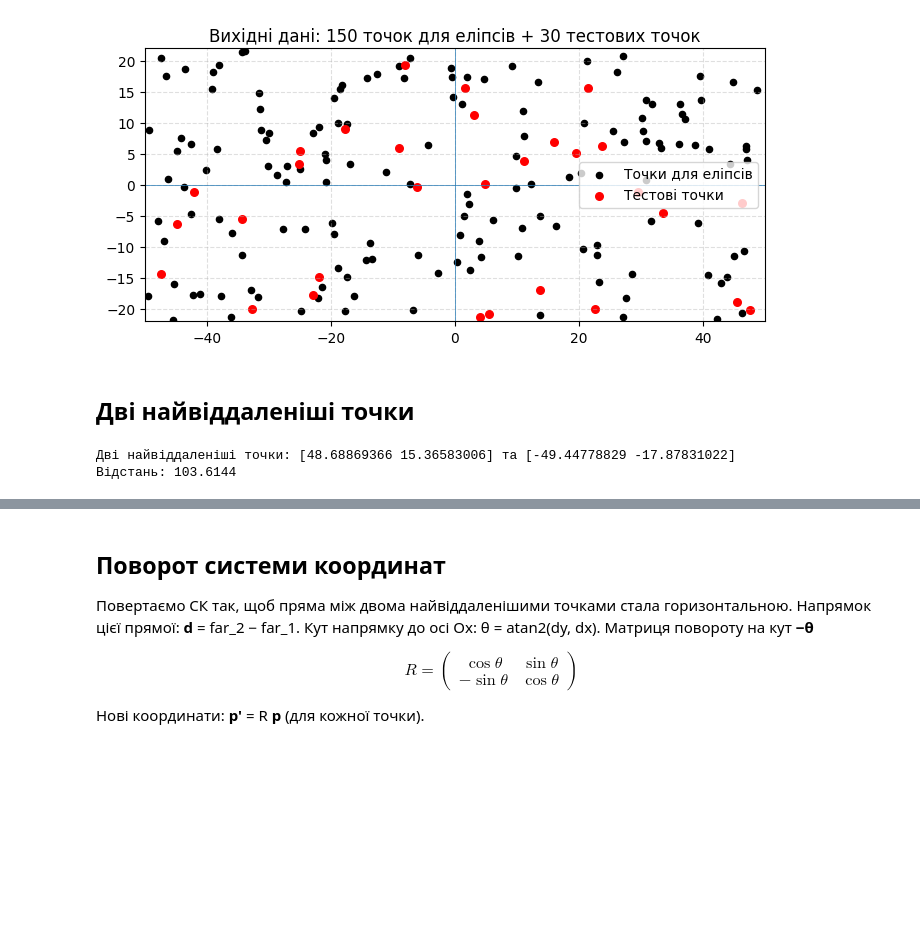
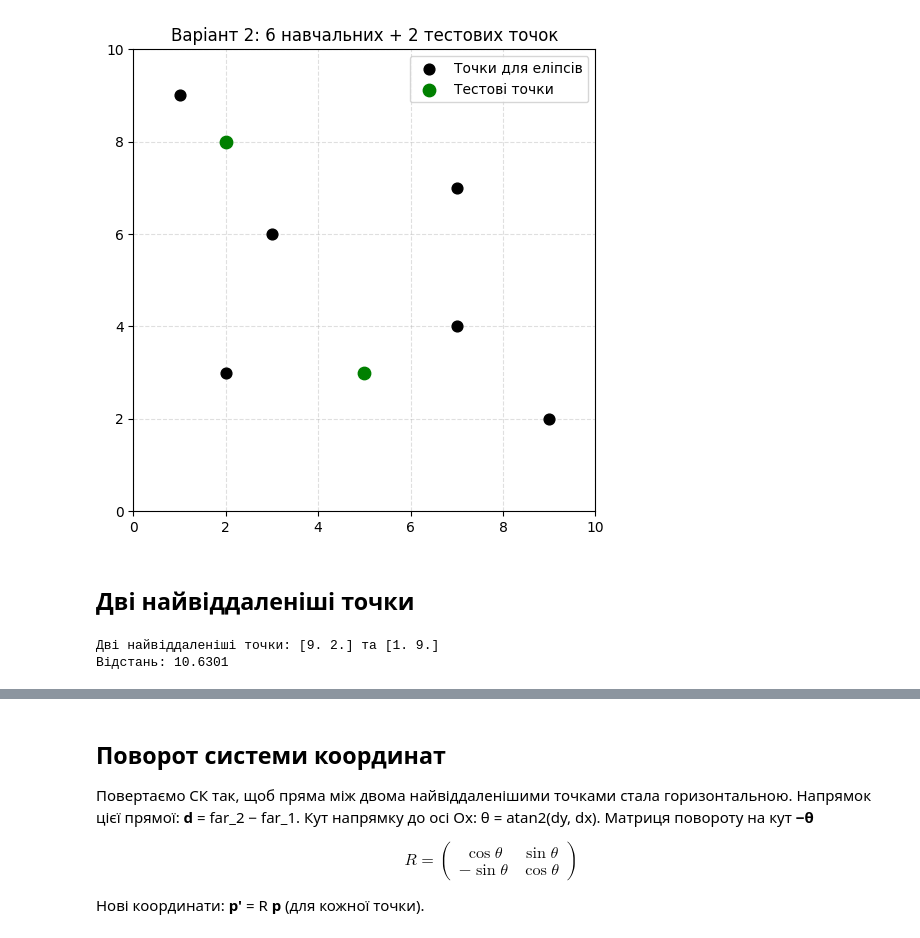
Before and after one commit to kshchuk/uni, a Jupyter notebook: 10-sem/pattern-recognition/lab1/lab-1.ipynb, the cells around one changed output, grey strips where cells are left out. Drawn from its saved outputs; the diff is of its cells as text; code cells hidden in the pictures; blank space fills up the shorter version.

```diff
--- a/10-sem/pattern-recognition/lab1/lab-1.ipynb
+++ b/10-sem/pattern-recognition/lab1/lab-1.ipynb
@@ -1,47 +1,57 @@
 # %%
 import numpy as np
 import matplotlib.pyplot as plt
 
-n_main = 150
-n_test = 30
-x_min, x_max = -50, 50
-y_min, y_max = -22, 22
-seed = 42
+# Варіант 2: координатна сітка 0–10
+variant = 2
+x_min, x_max = 0, 10
+y_min, y_max = 0, 10
 
-np.random.seed(seed)
+# Чорні (навчальні) точки
+main_points = np.array([
+    [1, 9],
+    [7, 7],
+    [3, 6],
+    [7, 4],
+    [2, 3],
+    [9, 2],
+], dtype=float)
 
-main_points = np.column_stack((
-    np.random.uniform(x_min, x_max, n_main),
-    np.random.uniform(y_min, y_max, n_main)
-))
+# Зелені (тестові) точки
+test_points = np.array([
+    [2, 8],
+    [5, 3],
+], dtype=float)
 
-test_points = np.column_stack((
-    np.random.uniform(x_min, x_max, n_test),
-    np.random.uniform(y_min, y_max, n_test)
-))
+n_main = len(main_points)
+n_test = len(test_points)
 
 plt.figure(figsize=(8, 6))
 
-plt.scatter(main_points[:, 0], main_points[:, 1],
-            color='black', label='Точки для еліпсів', s=20)
+plt.scatter(
+    main_points[:, 0], main_points[:, 1],
+    color='black', label='Точки для еліпсів', s=60, zorder=3,
+)
 
-plt.scatter(test_points[:, 0], test_points[:, 1],
-            color='red', marker='o', label='Тестові точки', s=30)
+plt.scatter(
+    test_points[:, 0], test_points[:, 1],
+    color='green', marker='o', label='Тестові точки', s=80, zorder=4,
+)
 
 plt.axhline(0, linewidth=0.5)
 plt.axvline(0, linewidth=0.5)
 
 plt.xlim(x_min, x_max)
 plt.ylim(y_min, y_max)
 
 plt.gca().set_aspect('equal', adjustable='box')
 plt.grid(True, linestyle='--', alpha=0.4)
 plt.legend()
-plt.title(f'Вихідні дані: {n_main} точок для еліпсів + {n_test} тестових точок')
+plt.title(f'Варіант {variant}: {n_main} навчальних + {n_test} тестових точок')
 
 plt.show()
 # %% [output]
-[figure, old version]
+[figure, new version]
 # %% [markdown]
 ## Дві найвіддаленіші точки
 # %%
@@ -105,8 +115,8 @@ far_2 = main_points[j_main]
 print(f"Дві найвіддаленіші точки: {far_1} та {far_2}")
 print(f"Відстань: {max_dist:.4f}")
 # %% [output]
-Дві найвіддаленіші точки: [48.68869366 15.36583006] та [-49.44778829 -17.87831022]
-Відстань: 103.6144
+Дві найвіддаленіші точки: [9. 2.] та [1. 9.]
+Відстань: 10.6301
 # %%
 plt.figure(figsize=(8, 6))
 
```
Also changed, not shown: parts of 14 cells of this notebook, 21 other files.
